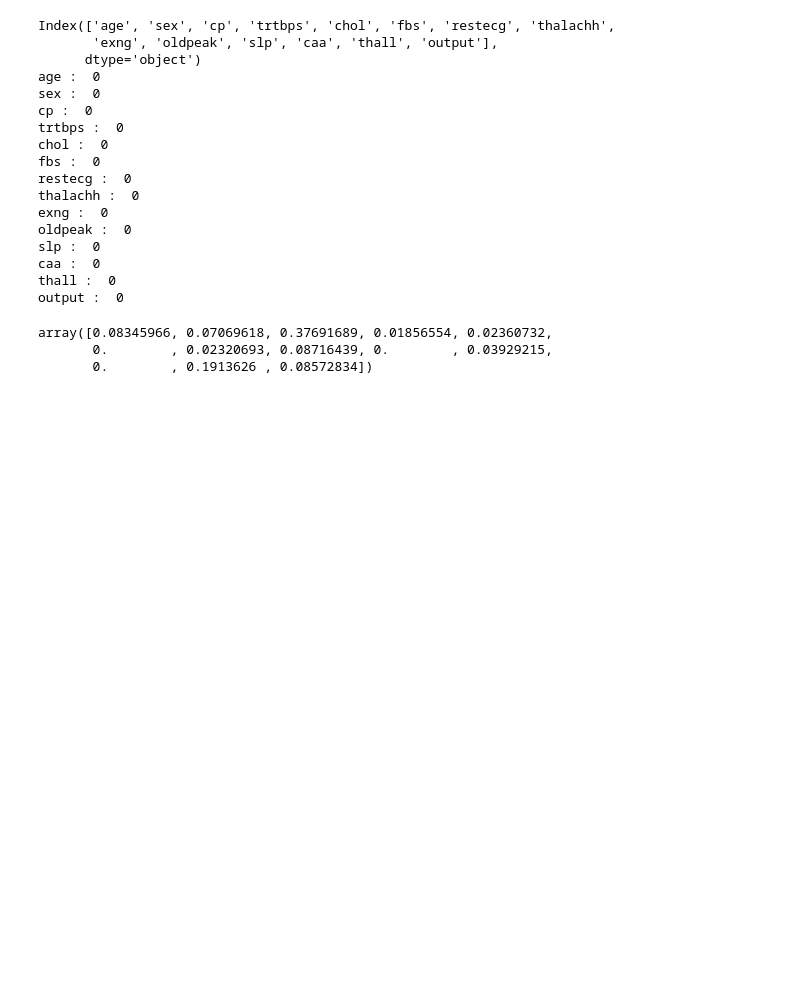
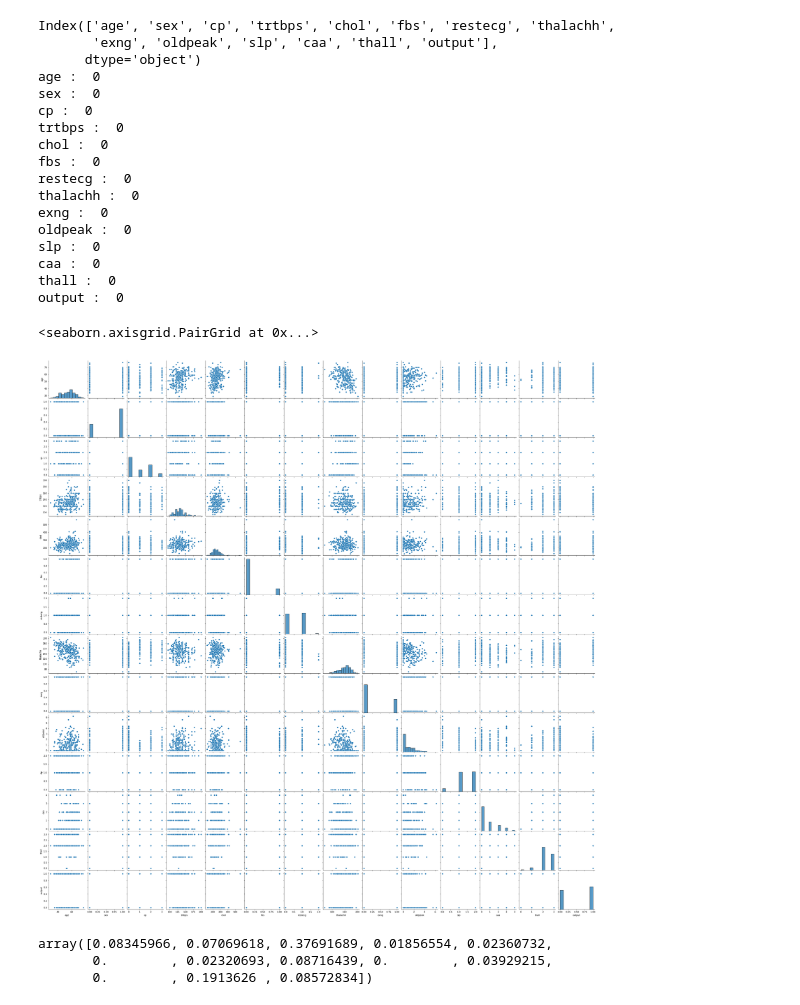
Before and after one commit to haniano/PSI_projekt, a Jupyter notebook: heart.ipynb, the cells around one changed output. Cells and saved outputs as stored; diff of their text form; code cells hidden in the pictures; blank space fills up the shorter version.

```diff
--- a/heart.ipynb
+++ b/heart.ipynb
@@ -58,7 +58,10 @@ indicators = ['age', 'sex', 'cp', 'trtbps', 'chol', 'fbs', 'restecg', 'thalachh'
 # %%
 x_train, x_test, y_train, y_test = train_test_split(dataSet[indicators], dataSet['output'], test_size=0.2, random_state=0)
 # %%
-#sns.pairplot(dataSet)
+sns.pairplot(dataSet)
+# %% [output]
+<seaborn.axisgrid.PairGrid at 0x...>
+[figure, added]
 # %%
 from sklearn.tree import DecisionTreeClassifier
 
```
Also changed, not shown: parts of 29 cells of this notebook.
